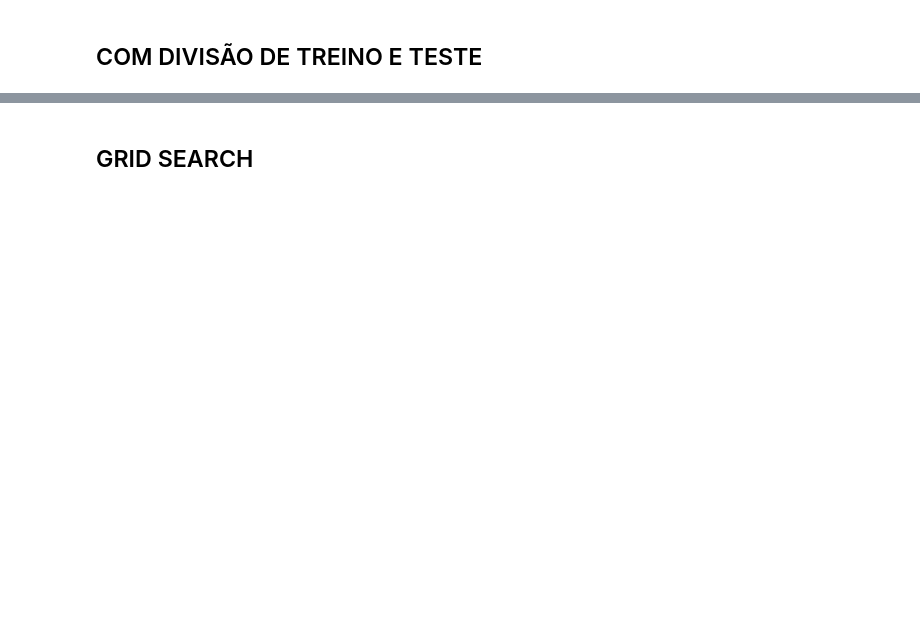
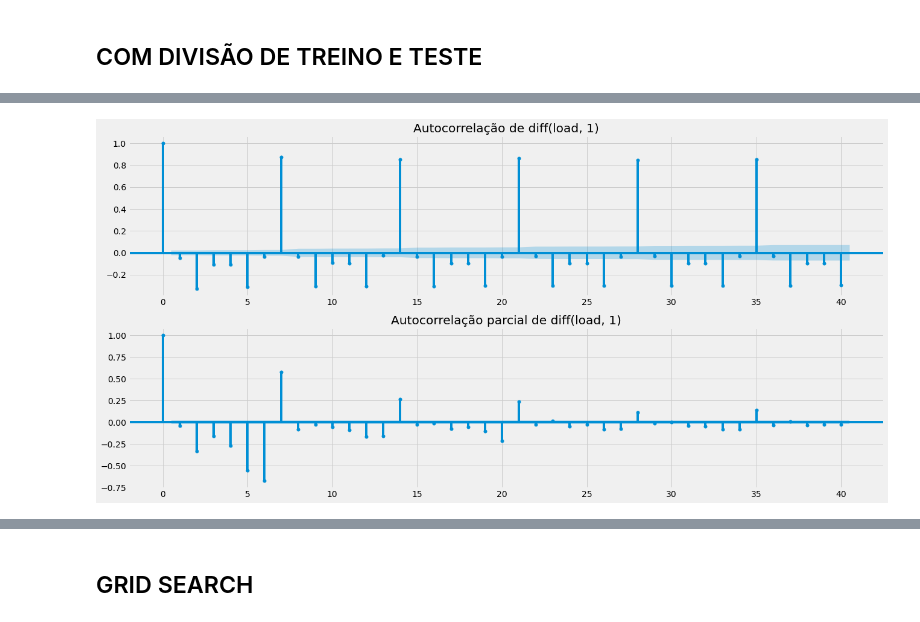
Before and after one commit to matheus-vizzotto/projecao_demanda_eletrica, a Jupyter notebook: models_tests/sarima.ipynb, the cells around one changed output, grey strips where cells are left out. Saved outputs shown, nothing was run; the diff lists cells and outputs as text; code cells hidden in the pictures; blank space fills up the shorter version.

```diff
--- a/models_tests/sarima.ipynb
+++ b/models_tests/sarima.ipynb
@@ -109,0 +106,10 @@ test.head()
+# %%
+df_load_sul_diff1 = train["load_mwmed"].diff().dropna()
+
+N, M = 20, 10
+fig, (ax1, ax2) = plt.subplots(2, figsize = (N,M))
+plot_acf(df_load_sul_diff1, title = "Autocorrelação de diff(load, 1)", ax = ax1)
+plot_pacf(df_load_sul_diff1, title = "Autocorrelação parcial de diff(load, 1)", ax = ax2)
+plt.show()
+# %% [output]
+[figure, added]
```
Also changed, not shown: parts of 20 cells of this notebook.
